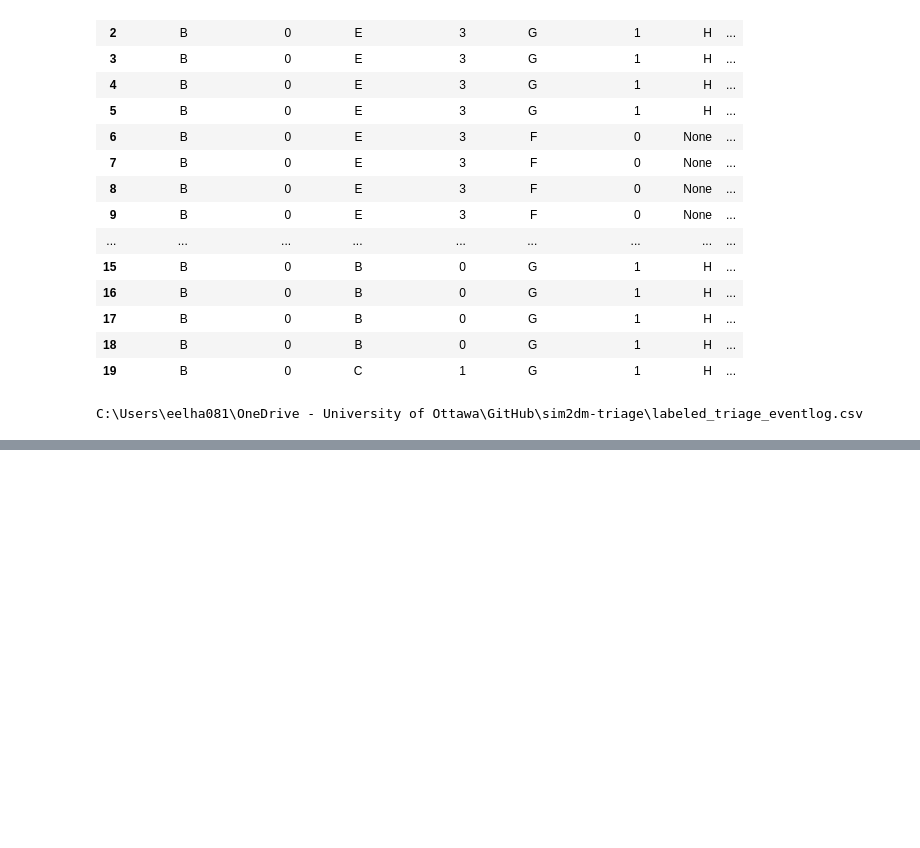
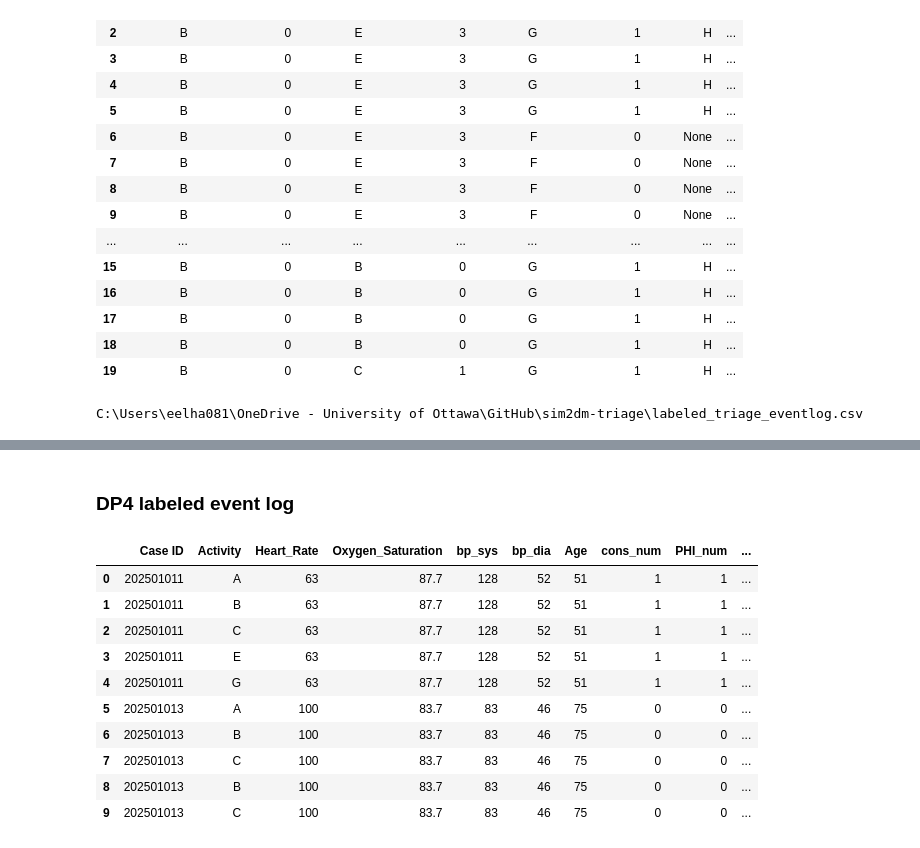
Before and after one commit to erfan-el/sim2dm-triage, a Jupyter notebook: triage_eventlog_preprocessing.ipynb, the cells around one changed output, grey strips where cells are left out. Cells and saved outputs as stored; diff of their text form; code cells hidden in the pictures; blank space fills up the shorter version.

```diff
--- a/triage_eventlog_preprocessing.ipynb
+++ b/triage_eventlog_preprocessing.ipynb
@@ -259,0 +409,47 @@ C:\Users\eelha081\OneDrive - University of Ottawa\GitHub\sim2dm-triage\labeled_t
+# %% [markdown]
+### DP4 labeled event log
+# %%
+selected_columns_DP4 = ['Case ID', 'Activity', 'Heart_Rate', 'Oxygen_Saturation', 'bp_sys', 'bp_dia', 'Age', 'cons_num', 'PHI_num', 'Img_res_num', 'DP4_label_num']
+df_selected_DP4 = df_event_log[selected_columns_DP4]
+
+# Step 1: Remove rows where DP4_label_num is missing (DP4 is not reached)
+df_selected_DP4 = df_selected_DP4.dropna(subset=['DP4_label_num'])
+
+# Step 2: Define a function that truncates after Activity == 'G' (remove events after DP4)
+def truncate_after_G(group):
+    if 'G' in group['Activity'].values:
+        idx = group[group['Activity'] == 'G'].index[0]
+        return group.loc[:idx]
+    else:
+        return group
+
+# Step 3: Remove grouping column before apply, then merge after
+groups = []
+for case_id, group in df_selected_DP4.groupby('Case ID', sort=False):
+    result = truncate_after_G(group.copy())
+    groups.append(result)
+
+# Combine all processed groups
+df_selected_DP4 = pd.concat(groups).reset_index(drop=True)
+
+# Save to CSV
+df_selected_DP4.to_csv("DP4_labeled_triage_eventlog.csv", index=False)
+
+# from IPython.display import FileLink
+# FileLink("DP4_labeled_triage_eventlog.csv")
+
+# Show first 10 rows
+df_selected_DP4[['Case ID', 'Activity', 'Heart_Rate', 'Oxygen_Saturation', 'bp_sys', 'bp_dia', 'Age', 'cons_num', 'PHI_num', 'Img_res_num',
+                 'DP4_label_num']].head(10)
+# %% [output]
+|  | Case ID | Activity | Heart_Rate | Oxygen_Saturation | bp_sys | bp_dia | Age | cons_num | PHI_num | ... |
+| 0 | 202501011 | A | 63 | 87.7 | 128 | 52 | 51 | 1 | 1 | ... |
+| 1 | 202501011 | B | 63 | 87.7 | 128 | 52 | 51 | 1 | 1 | ... |
+| 2 | 202501011 | C | 63 | 87.7 | 128 | 52 | 51 | 1 | 1 | ... |
+| 3 | 202501011 | E | 63 | 87.7 | 128 | 52 | 51 | 1 | 1 | ... |
+| 4 | 202501011 | G | 63 | 87.7 | 128 | 52 | 51 | 1 | 1 | ... |
+| 5 | 202501013 | A | 100 | 83.7 | 83 | 46 | 75 | 0 | 0 | ... |
+| 6 | 202501013 | B | 100 | 83.7 | 83 | 46 | 75 | 0 | 0 | ... |
+| 7 | 202501013 | C | 100 | 83.7 | 83 | 46 | 75 | 0 | 0 | ... |
+| 8 | 202501013 | B | 100 | 83.7 | 83 | 46 | 75 | 0 | 0 | ... |
+| 9 | 202501013 | C | 100 | 83.7 | 83 | 46 | 75 | 0 | 0 | ... |
```
Also changed, not shown: parts of 16 cells of this notebook, 6 other files.
